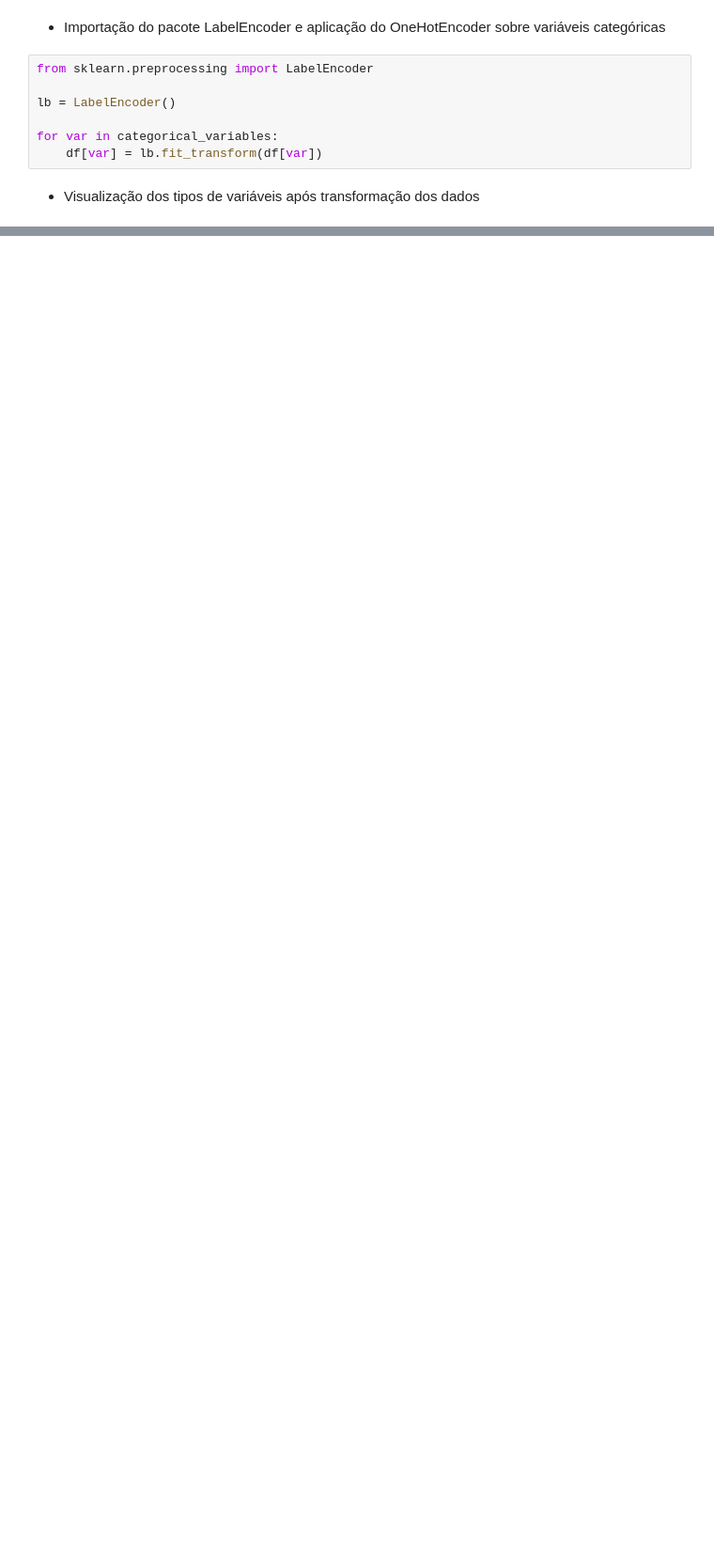
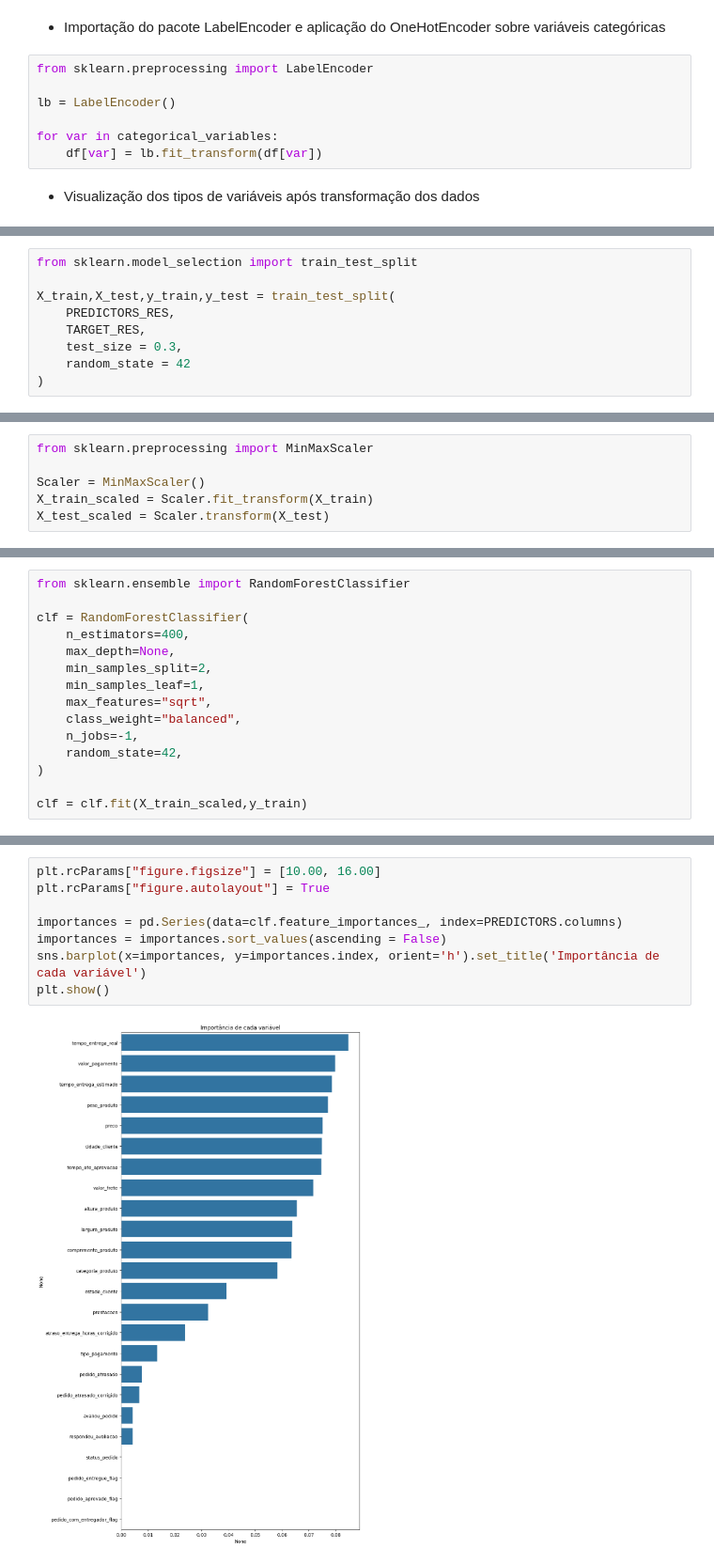
Before and after one commit to ana-ruth-bezerra/data_analysis, a Jupyter notebook: notebooks/01_exploratory_analysis.ipynb, the cells around one changed output, grey strips where cells are left out. Shown at 94% size. Saved outputs shown, nothing was run; the diff lists cells and outputs as text; blank space fills up the shorter version.

```diff
--- a/notebooks/01_exploratory_analysis.ipynb
+++ b/notebooks/01_exploratory_analysis.ipynb
@@ -983,0 +1131,9 @@ df.head()
+# %%
+from sklearn.model_selection import train_test_split
+
+X_train,X_test,y_train,y_test = train_test_split(
+    PREDICTORS_RES,
+    TARGET_RES,
+    test_size = 0.3,
+    random_state = 42
+)
@@ -983,0 +1155,6 @@ df.head()
+# %%
+from sklearn.preprocessing import MinMaxScaler
+
+Scaler = MinMaxScaler()
+X_train_scaled = Scaler.fit_transform(X_train)
+X_test_scaled = Scaler.transform(X_test)
@@ -983,0 +1209,15 @@ df.head()
+# %%
+from sklearn.ensemble import RandomForestClassifier
+
+clf = RandomForestClassifier(
+    n_estimators=400,
+    max_depth=None,
+    min_samples_split=2,
+    min_samples_leaf=1,
+    max_features="sqrt",
+    class_weight="balanced",
+    n_jobs=-1,
+    random_state=42,
+)
+
+clf = clf.fit(X_train_scaled,y_train)
@@ -983,0 +1226,10 @@ df.head()
+# %%
+plt.rcParams["figure.figsize"] = [10.00, 16.00]
+plt.rcParams["figure.autolayout"] = True
+
+importances = pd.Series(data=clf.feature_importances_, index=PREDICTORS.columns)
+importances = importances.sort_values(ascending = False)
+sns.barplot(x=importances, y=importances.index, orient='h').set_title('Importância de cada variável')
+plt.show()
+# %% [output]
+[figure, added]
```
Also changed, not shown: parts of 78 cells of this notebook, 1 other file.
